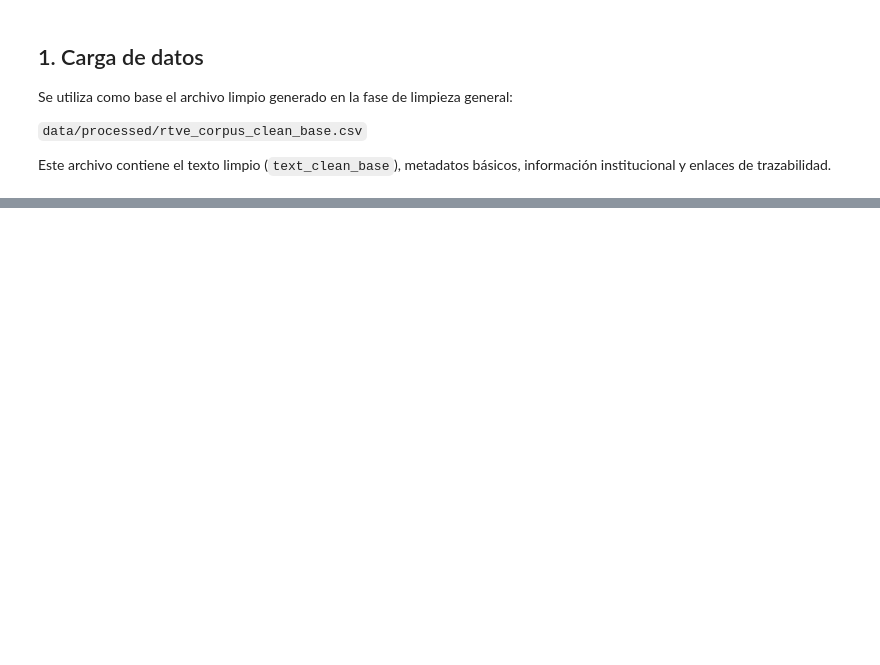
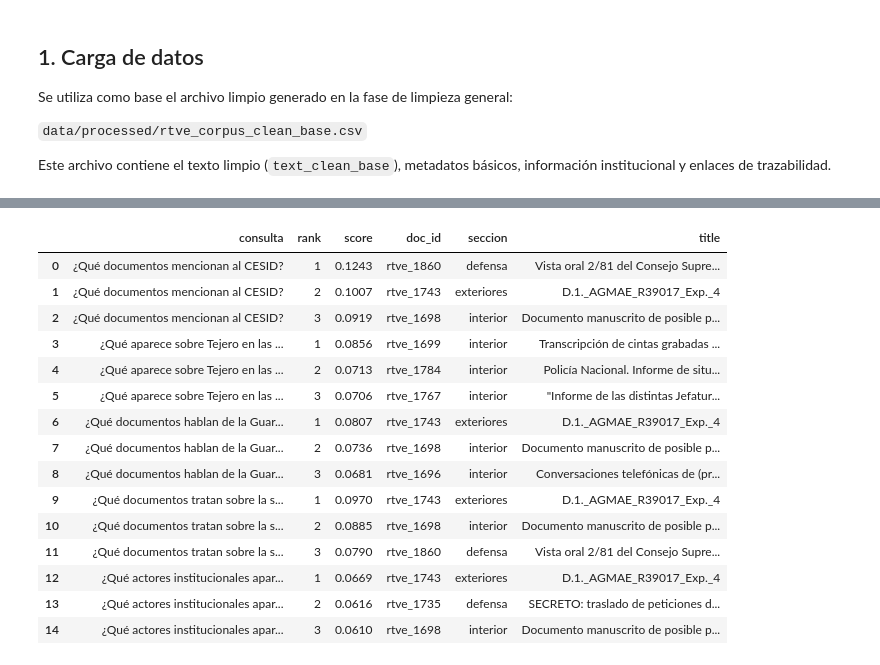
Before and after one commit to dieegordg/Proyecto-Machine-Learning-UNAV---Bayesianos-de-los-Ca-dos, a Jupyter notebook: notebooks/07_caso_uso4_asistente_semantico.ipynb, the cells around one changed output, grey strips where cells are left out. Drawn from its saved outputs; the diff is of its cells as text; code cells hidden in the pictures; blank space fills up the shorter version.

```diff
--- a/notebooks/07_caso_uso4_asistente_semantico.ipynb
+++ b/notebooks/07_caso_uso4_asistente_semantico.ipynb
@@ -284,0 +324,22 @@ La respuesta asistida mediante LLM debe considerarse una ampliación futura, no
+# %%
+EMBEDDINGS_AVAILABLE = False
+embed_model = None
+chunk_embeddings = None
+
+try:
+    from sentence_transformers import SentenceTransformer
+    embed_model = SentenceTransformer(EMBED_MODEL_NAME)
+    chunk_embeddings = embed_model.encode(
+        df_chunks["text"].tolist(),
+        batch_size=32,
+        show_progress_bar=True,
+        normalize_embeddings=True,   # permite usar coseno como producto escalar
+    )
+    chunk_embeddings = np.asarray(chunk_embeddings)
+    EMBEDDINGS_AVAILABLE = True
+    print(f"Embeddings generados: {chunk_embeddings.shape}")
+except Exception as exc:
+    print("[Aviso] Embeddings no disponibles en este entorno; se usará solo TF-IDF.")
+    print(f"        Motivo: {type(exc).__name__}: {exc}")
+
+print(f"EMBEDDINGS_AVAILABLE = {EMBEDDINGS_AVAILABLE}")
@@ -284,0 +457,32 @@ La respuesta asistida mediante LLM debe considerarse una ampliación futura, no
+# %%
+# Tabla resumen: top-3 documentos para cada consulta de ejemplo (TF-IDF)
+filas = []
+for q in example_queries:
+    top = buscar(q, k=3, metodo="tfidf", nivel="documento")
+    for rank, r in top.iterrows():
+        filas.append({
+            "consulta": q,
+            "rank": rank + 1,
+            "score": r["score"],
+            "doc_id": r["doc_id"],
+            "seccion": r["moncloa_section"],
+            "title": r["title"][:70],
+        })
+pd.DataFrame(filas)
+# %% [output]
+|  | consulta | rank | score | doc_id | seccion | title |
+| 0 | ¿Qué documentos mencionan al CESID? | 1 | 0.1243 | rtve_1860 | defensa | Vista oral 2/81 del Consejo Supre... |
+| 1 | ¿Qué documentos mencionan al CESID? | 2 | 0.1007 | rtve_1743 | exteriores | D.1._AGMAE_R39017_Exp._4 |
+| 2 | ¿Qué documentos mencionan al CESID? | 3 | 0.0919 | rtve_1698 | interior | Documento manuscrito de posible p... |
+| 3 | ¿Qué aparece sobre Tejero en las ... | 1 | 0.0856 | rtve_1699 | interior | Transcripción de cintas grabadas ... |
+| 4 | ¿Qué aparece sobre Tejero en las ... | 2 | 0.0713 | rtve_1784 | interior | Policía Nacional. Informe de situ... |
+| 5 | ¿Qué aparece sobre Tejero en las ... | 3 | 0.0706 | rtve_1767 | interior | "Informe de las distintas Jefatur... |
+| 6 | ¿Qué documentos hablan de la Guar... | 1 | 0.0807 | rtve_1743 | exteriores | D.1._AGMAE_R39017_Exp._4 |
+| 7 | ¿Qué documentos hablan de la Guar... | 2 | 0.0736 | rtve_1698 | interior | Documento manuscrito de posible p... |
+| 8 | ¿Qué documentos hablan de la Guar... | 3 | 0.0681 | rtve_1696 | interior | Conversaciones telefónicas de (pr... |
+| 9 | ¿Qué documentos tratan sobre la s... | 1 | 0.0970 | rtve_1743 | exteriores | D.1._AGMAE_R39017_Exp._4 |
+| 10 | ¿Qué documentos tratan sobre la s... | 2 | 0.0885 | rtve_1698 | interior | Documento manuscrito de posible p... |
+| 11 | ¿Qué documentos tratan sobre la s... | 3 | 0.0790 | rtve_1860 | defensa | Vista oral 2/81 del Consejo Supre... |
+| 12 | ¿Qué actores institucionales apar... | 1 | 0.0669 | rtve_1743 | exteriores | D.1._AGMAE_R39017_Exp._4 |
+| 13 | ¿Qué actores institucionales apar... | 2 | 0.0616 | rtve_1735 | defensa | SECRETO: traslado de peticiones d... |
+| 14 | ¿Qué actores institucionales apar... | 3 | 0.0610 | rtve_1698 | interior | Documento manuscrito de posible p... |
```
Also changed, not shown: parts of 53 cells of this notebook.
